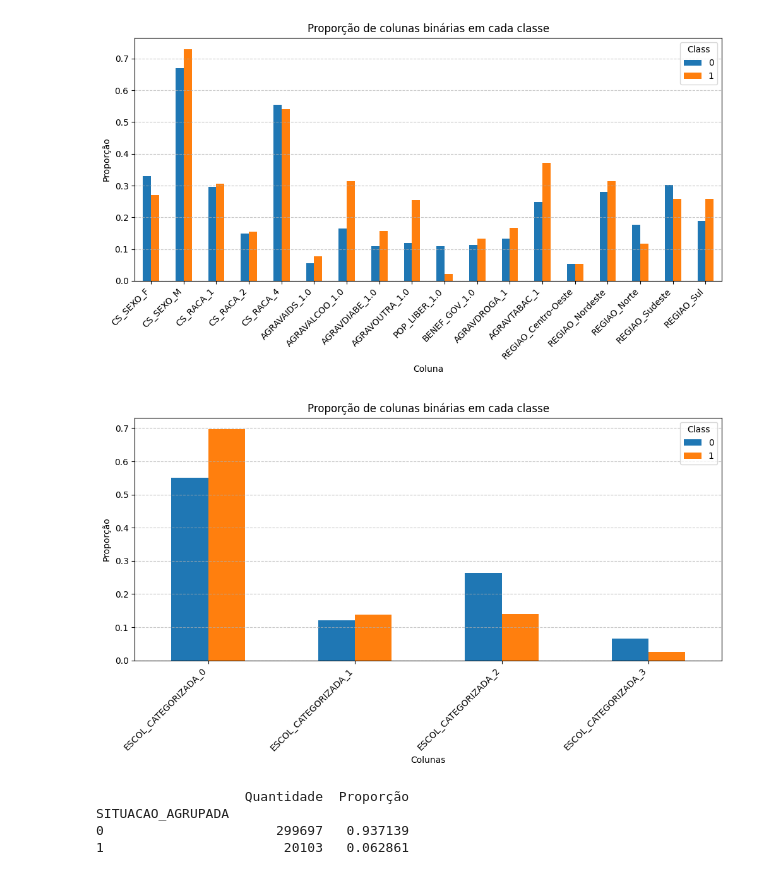
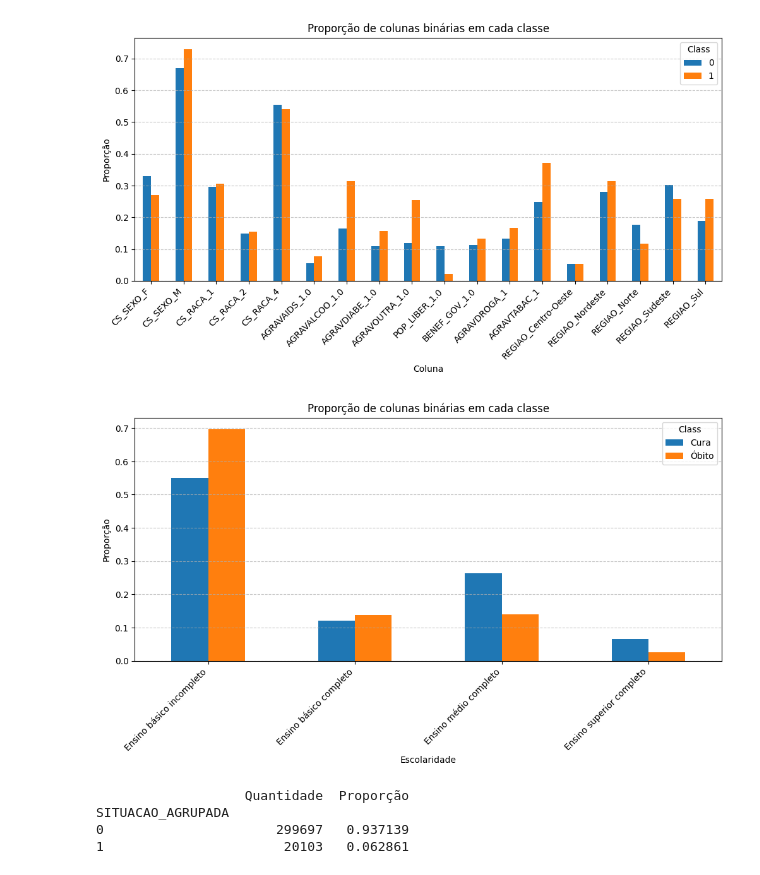
Before and after one commit to FreitasVarejo/MC853-Project, a Jupyter notebook: lab01/notebook.ipynb, the cells around one changed output. Drawn from its saved outputs; the diff is of its cells as text; code cells hidden in the pictures.

```diff
--- a/lab01/notebook.ipynb
+++ b/lab01/notebook.ipynb
@@ -19,7 +19,6 @@ def plotar_grafo_normalizado(np_array, nome_coluna="Coluna", title="", xlabel=""
     # Plota
     plt.figure(figsize=(10, 6))
     proporcao.plot(kind='bar', color='skyblue', edgecolor='black')
-
     plt.title(title or f'Distribuição da coluna {nome_coluna}')
     plt.xlabel(xlabel or nome_coluna)
     plt.ylabel('Proporção dos Casos')
@@ -30,7 +29,7 @@ def plotar_grafo_normalizado(np_array, nome_coluna="Coluna", title="", xlabel=""
     plt.show()
 
 
-def checar_nan(df_array, nome_coluna="Coluna"):
+def checar_nan(df_array, nome_coluna="Coluna", labelnames=[], nome_coluna_renomeado=None):
     np_array = df_array[nome_coluna]
     total = len(np_array)
     n_nan = np_array.isna().sum()
@@ -42,7 +41,7 @@ def checar_nan(df_array, nome_coluna="Coluna"):
     else:
         print(f"A coluna '{nome_coluna}' não contém valores NaN.")
 
-    plotar_grafo_normalizado(np_array, nome_coluna=nome_coluna)
+    plotar_grafo_normalizado(np_array, nome_coluna=nome_coluna_renomeado or nome_coluna, labelnames=labelnames)
 # %%
 import pandas as pd
 import os
@@ -179,6 +178,7 @@ null_ratios = df_filtra_ano.isna().mean()
 
 # Plota o histograma (gráfico de barras)
 plt.figure(figsize=(12, 6))
+plt.rcParams.update({'font.size': 10})
 null_ratios.sort_values(ascending=False).plot(kind='bar', color='tomato', edgecolor='black')
 
 plt.title('Proporção de Valores Nulos por Coluna')
@@ -572,0 +567,6 @@ Isso representa 4.62% do total de 307820 registros.
+# %%
+df_cleaned_columns["CS_RACA"] = pd.to_numeric(df_cleaned_columns["CS_RACA"], errors="coerce")
+
+df_cleaned_columns = df_cleaned_columns[~df_cleaned_columns["CS_RACA"].isin([0,6])]
+df_cleaned_columns["CS_RACA"].value_counts()
+checar_nan(df_cleaned_columns, "CS_RACA", labelnames=["Parda", "Branca", "Preta", "Ignorado", "Indígena", "Amarela"], nome_coluna_renomeado="Raça")
@@ -1163,27 +1165,28 @@ plot_binary_columns_proportion(X, y, binary_columns)
 # %% [output]
 [figure]
 # %%
-def plot_binary_columns_proportion(X, y, binary_columns, title="Proporção de colunas binárias em cada classe"):
+def plot_binary_columns_proportion(X, y, binary_columns, title="Proporção de colunas binárias em cada classe", columns=None, label="Colunas"):
     class_labels = y.unique()
     proportions = {col: X.groupby(y)[col].mean() for col in binary_columns}
     proportions_df = pd.DataFrame(proportions).T
-
+    if columns is not None:
+        proportions_df.index = columns
     # Plot
     proportions_df.plot(kind='bar', figsize=(12, 5))
 
     plt.title(title)
-    plt.xlabel("Colunas")
+    plt.xlabel(label)
     plt.ylabel("Proporção")
     plt.xticks(rotation=45, ha='right')
-    plt.legend(title="Class", labels=class_labels)
+    plt.legend(title="Class", labels=["Cura", "Óbito"])
     plt.grid(axis='y', linestyle='--', alpha=0.7)
     plt.show()
 
 # Filtrar apenas as colunas binárias de escolaridade
 binary_columns = ['ESCOL_CATEGORIZADA_0', 'ESCOL_CATEGORIZADA_1', 'ESCOL_CATEGORIZADA_2', 'ESCOL_CATEGORIZADA_3']
-plot_binary_columns_proportion(X, y, binary_columns)
+plot_binary_columns_proportion(X, y, binary_columns, columns=["Ensino básico incompleto", "Ensino básico completo", "Ensino médio completo", "Ensino superior completo"], label="Escolaridade")
 # %% [output]
-[figure, old version]
+[figure, new version]
 # %%
 # Contagem absoluta
 contagem = df_filtra_ano['SITUACAO_AGRUPADA'].value_counts()
```
Also changed, not shown: parts of 10 cells of this notebook, 3 other files.
